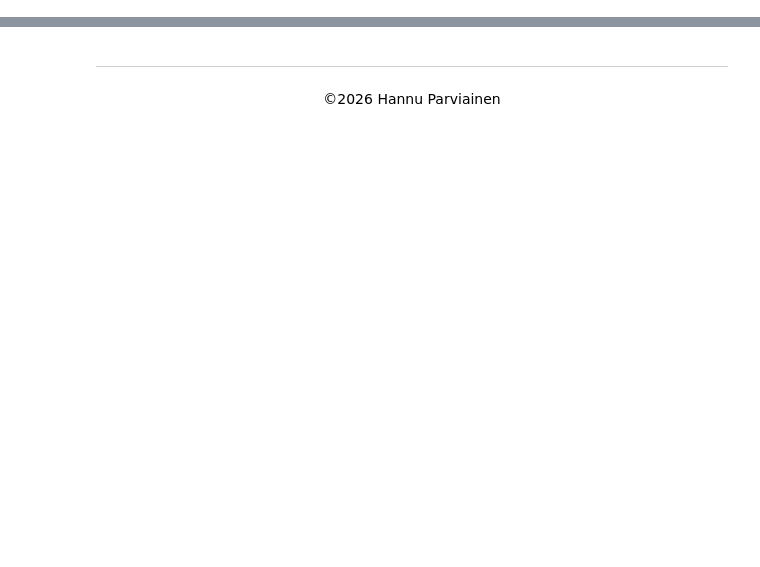
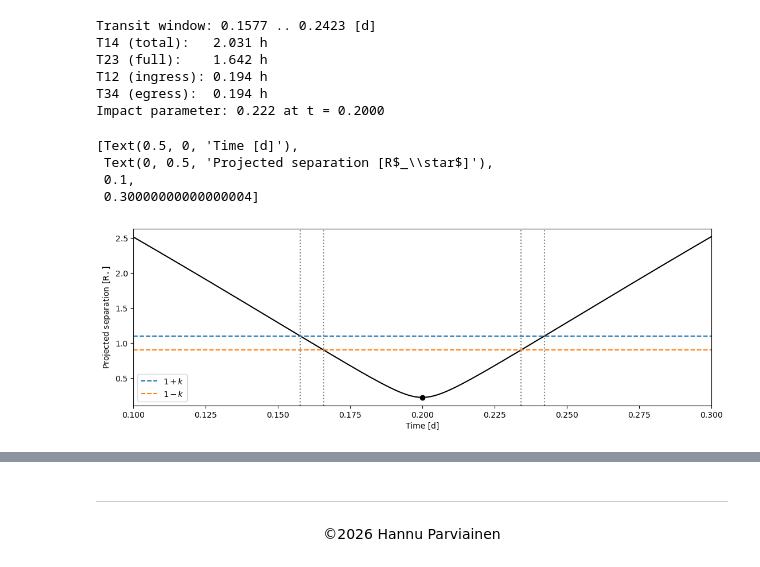
Before and after one commit to hpparvi/MeepMeep, a Jupyter notebook: notebooks/single_point_2d.ipynb, the cells around one changed output, grey strips where cells are left out. Drawn from its saved outputs; the diff is of its cells as text; code cells hidden in the pictures; blank space fills up the shorter version.

Commit message:
Updated the single-point 2d example notebook.

```diff
--- a/notebooks/single_point_2d.ipynb
+++ b/notebooks/single_point_2d.ipynb
@@ -60,0 +129,38 @@ for j, dp in enumerate(dy.T):
+# %%
+k = 0.1
+
+tt1, tt4 = bounding_box(k, c)
+print(f"Transit window: {t0 + tk + tt1:.4f} .. {t0 + tk + tt4:.4f} [d]")
+print(f"T14 (total):   {24 * t14(k, c):5.3f} h")
+print(f"T23 (full):    {24 * t23(k, c):5.3f} h")
+print(f"T12 (ingress): {24 * t12(k, c):5.3f} h")
+print(f"T34 (egress):  {24 * t34(k, c):5.3f} h")
+
+tmin, b_impact = find_z_min(0.0, c)
+print(f"Impact parameter: {b_impact:.3f} at t = {t0 + tk + tmin:.4f}")
+# %% [output]
+Transit window: 0.1577 .. 0.2423 [d]
+T14 (total):   2.031 h
+T23 (full):    1.642 h
+T12 (ingress): 0.194 h
+T34 (egress):  0.194 h
+Impact parameter: 0.222 at t = 0.2000
+# %%
+cps = [t0 + tk + find_contact_point(k, pt, c) for pt in (1, 2, 3, 4)]
+
+fig, ax = subplots()
+ax.plot(times, d, 'k')
+ax.axhline(1 + k, ls='--', c='C0', label='$1+k$')
+ax.axhline(1 - k, ls='--', c='C1', label='$1-k$')
+for cp in cps:
+    ax.axvline(cp, ls=':', c='0.5')
+ax.plot(t0 + tk + tmin, b_impact, 'ok')
+ax.legend()
+setp(ax, xlabel='Time [d]', ylabel=r'Projected separation [R$_\star$]',
+     xlim=times[[0, -1]])
+# %% [output]
+[Text(0.5, 0, 'Time [d]'),
+ Text(0, 0.5, 'Projected separation [R$_\\star$]'),
+ 0.1,
+ 0.30000000000000004]
+[figure, added]
```
Also changed, not shown: parts of 37 cells of this notebook.
